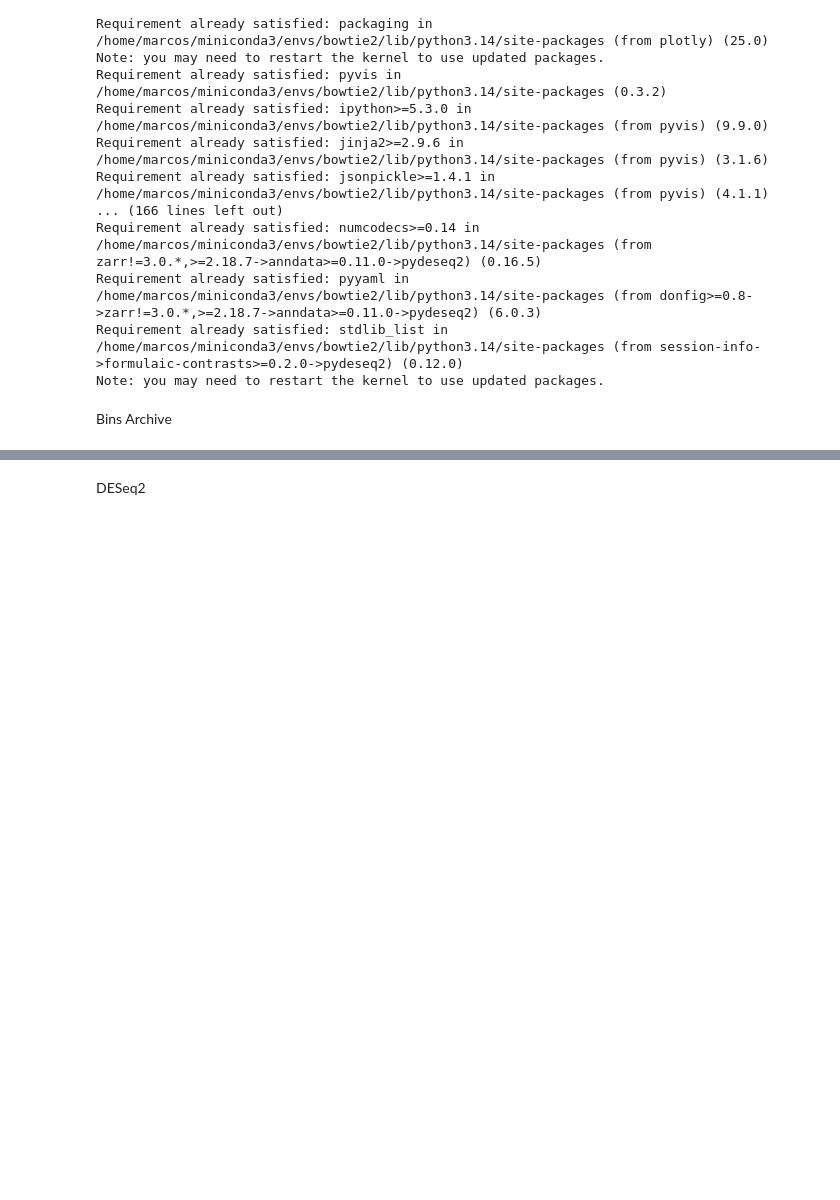
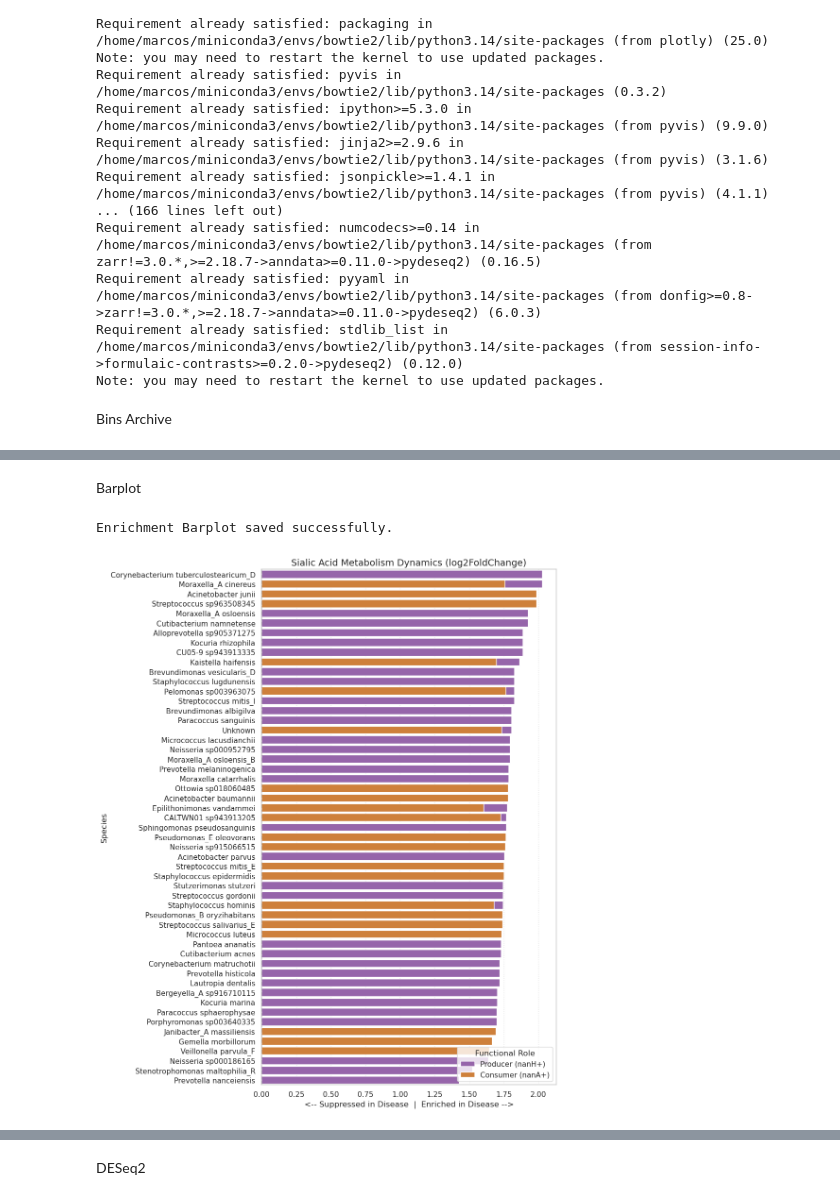
Before and after one commit to Marcosv21/Doc_project, a Jupyter notebook: statistical_analysis/plots_doc_simple.ipynb, the cells around one changed output, grey strips where cells are left out. Cells and saved outputs as stored; diff of their text form; code cells hidden in the pictures; blank space fills up the shorter version.

```diff
--- a/statistical_analysis/plots_doc_simple.ipynb
+++ b/statistical_analysis/plots_doc_simple.ipynb
@@ -909,0 +529,57 @@ Saved to: /home/marcos/PRJEB59406/ORGANIZED_RESULTS/figures/gtdb_quality/Fig2_Co
+# %% [markdown]
+Barplot
+# %%
+import pandas as pd
+import numpy as np
+import seaborn as sns
+import matplotlib.pyplot as plt
+import os
+
+# 1. Setup
+FILE_PATH = "/home/marcos/PRJEB59406/ORGANIZED_RESULTS_PJREB59406/ORGANIZED_RESULTS_PRJEB59406/Final_Table_Taxonomy_Function_DESeq2.tsv"
+OUT_DIR = "/home/marcos/PRJEB59406/ORGANIZED_RESULTS_PJREB59406/ORGANIZED_RESULTS_PRJEB59406/image"
+os.makedirs(OUT_DIR, exist_ok=True)
+
+df = pd.read_csv(FILE_PATH, sep='\t').dropna(subset=['Species'])
+df = df[df['Species'] != '']
+
+# Parse genes and define status
+genes = ['has_nanH', 'has_nanE', 'has_nanK', 'has_nanA', 'has_nanT']
+for g in genes:
+    df[g] = df[g].astype(str).str.upper().isin(['YES', 'TRUE', '1', '1.0'])
+
+df.loc[df['has_nanH'] & df['has_nanA'], 'Status'] = 'Producer (nanH+)'
+df.loc[(~df['has_nanH']) & df['has_nanA'], 'Status'] = 'Consumer (nanA+)'
+df_func = df.dropna(subset=['Status']).copy()
+
+# 2. Filter Statistics (Using pvalue to capture trends)
+df_func['pvalue'] = pd.to_numeric(df_func['pvalue'], errors='coerce')
+df_func['log2FoldChange'] = pd.to_numeric(df_func['log2FoldChange'], errors='coerce')
+df_plot = df_func[df_func['pvalue'] < 0.05].copy()
+
+if not df_plot.empty:
+    # Aggregate by species
+    df_agg = df_plot.groupby(['Species', 'Status'])['log2FoldChange'].mean().reset_index()
+    df_agg = df_agg.sort_values('log2FoldChange', ascending=False)
+
+    # 3. Plotting
+    plt.figure(figsize=(10, 12))
+    colors = {'Producer (nanH+)': '#9b59b6', 'Consumer (nanA+)': '#e67e22'}
+
+    sns.barplot(x='log2FoldChange', y='Species', hue='Status',
+                data=df_agg, palette=colors, dodge=False)
+
+    plt.axvline(0, color='black', lw=1.5, ls='--')
+    plt.title('Sialic Acid Metabolism Dynamics (log2FoldChange)', fontsize=14)
+    plt.xlabel('<-- Suppressed in Disease  |  Enriched in Disease -->')
+    plt.grid(axis='x', ls=':', alpha=0.6)
+    plt.legend(title='Functional Role', loc='lower right')
+
+    plt.tight_layout()
+    plt.savefig(os.path.join(OUT_DIR, "Barplot_Enrichment.png"), dpi=300)
+    print("Enrichment Barplot saved successfully.")
+else:
+    print("No significant species found (pvalue < 0.05).")
+# %% [output]
+Enrichment Barplot saved successfully.
+[figure, added]
```
Also changed, not shown: parts of 67 cells of this notebook, 7 other files.
